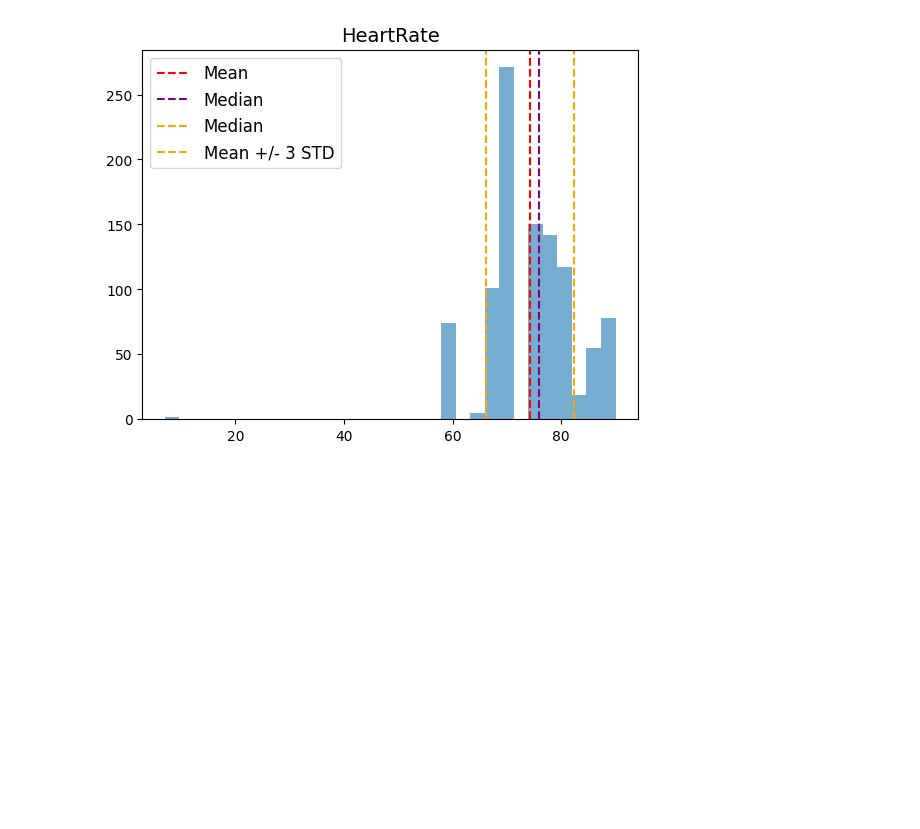
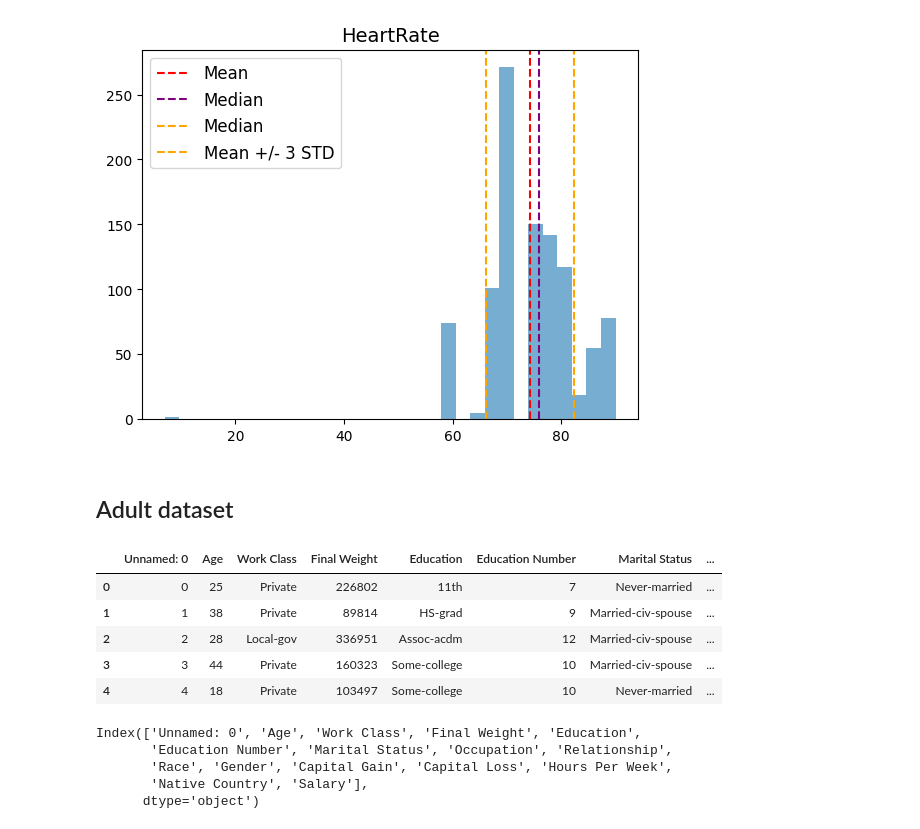
Before and after one commit to JoseLlanes/TabularDataGAN, a Jupyter notebook: Notebooks/EDA.ipynb, the cells around one changed output. Saved outputs shown, nothing was run; the diff lists cells and outputs as text; code cells hidden in the pictures; blank space fills up the shorter version.

```diff
--- a/Notebooks/EDA.ipynb
+++ b/Notebooks/EDA.ipynb
@@ -83,3 +92,24 @@ for col in numeric_cols:
 [figure]
 [figure]
 [figure]
+# %% [markdown]
+## Adult dataset
+# %%
+df_adult = pd.read_csv("Data/UCI Adult Dataset.csv")
+
+df_adult.head(5)
+# %% [output]
+|  | Unnamed: 0 | Age | Work Class | Final Weight | Education | Education Number | Marital Status | ... |
+| 0 | 0 | 25 | Private | 226802 | 11th | 7 | Never-married | ... |
+| 1 | 1 | 38 | Private | 89814 | HS-grad | 9 | Married-civ-spouse | ... |
+| 2 | 2 | 28 | Local-gov | 336951 | Assoc-acdm | 12 | Married-civ-spouse | ... |
+| 3 | 3 | 44 | Private | 160323 | Some-college | 10 | Married-civ-spouse | ... |
+| 4 | 4 | 18 | Private | 103497 | Some-college | 10 | Never-married | ... |
+# %%
+df_adult.columns
+# %% [output]
+Index(['Unnamed: 0', 'Age', 'Work Class', 'Final Weight', 'Education',
+       'Education Number', 'Marital Status', 'Occupation', 'Relationship',
+       'Race', 'Gender', 'Capital Gain', 'Capital Loss', 'Hours Per Week',
+       'Native Country', 'Salary'],
+      dtype='object')
```
Also changed, not shown: parts of 4 cells of this notebook, 5 other files.
